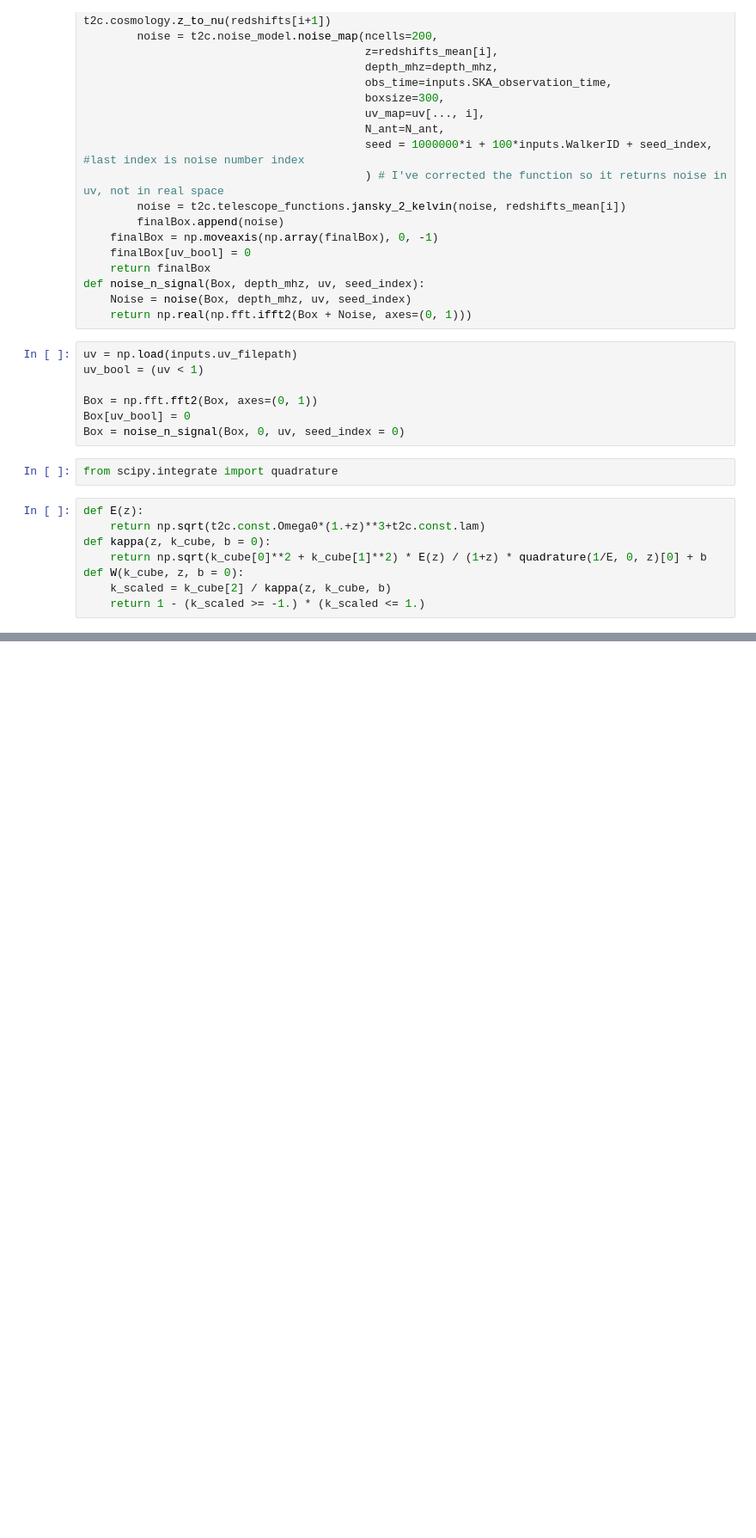
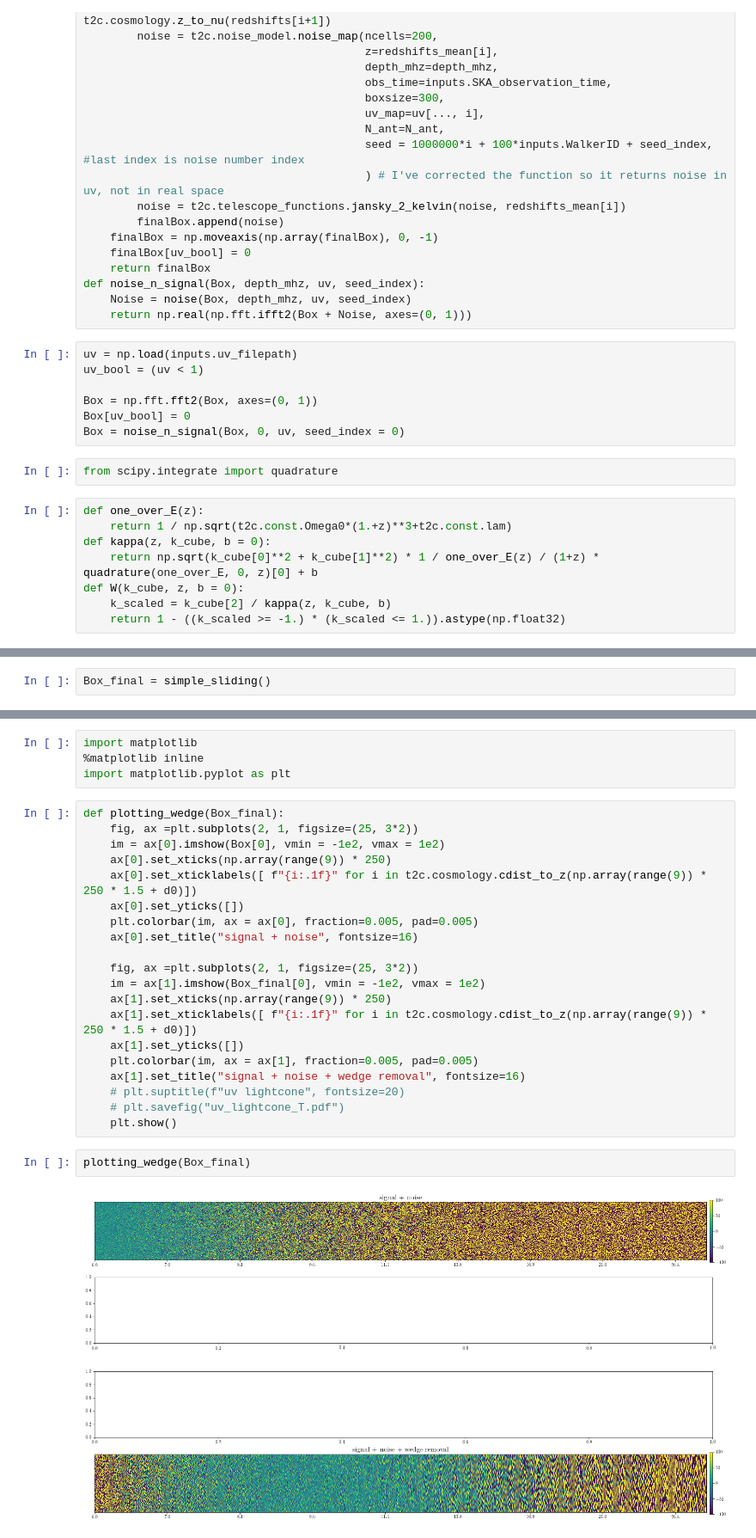
Before and after one commit to gfiameni/21CNN, a Jupyter notebook: wedge.ipynb, the cells around one changed output, grey strips where cells are left out. Shown at 86% size. Cells and saved outputs as stored; diff of their text form; blank space fills up the shorter version.

Commit message:
other wedge removal techniques

```diff
--- a/wedge.ipynb
+++ b/wedge.ipynb
@@ -102,10 +102,10 @@ Box = noise_n_signal(Box, 0, uv, seed_index = 0)
 # %%
 from scipy.integrate import quadrature
 # %%
-def E(z):
-    return np.sqrt(t2c.const.Omega0*(1.+z)**3+t2c.const.lam)
+def one_over_E(z):
+    return 1 / np.sqrt(t2c.const.Omega0*(1.+z)**3+t2c.const.lam)
 def kappa(z, k_cube, b = 0):
-    return np.sqrt(k_cube[0]**2 + k_cube[1]**2) * E(z) / (1+z) * quadrature(1/E, 0, z)[0] + b
+    return np.sqrt(k_cube[0]**2 + k_cube[1]**2) * 1 / one_over_E(z) / (1+z) * quadrature(one_over_E, 0, z)[0] + b
 def W(k_cube, z, b = 0):
     k_scaled = k_cube[2] / kappa(z, k_cube, b)
-    return 1 - (k_scaled >= -1.) * (k_scaled <= 1.)
+    return 1 - ((k_scaled >= -1.) * (k_scaled <= 1.)).astype(np.float32)
@@ -111,0 +141,2 @@ def W(k_cube, z, b = 0):
+# %%
+Box_final = simple_sliding()
@@ -112 +145,30 @@ def W(k_cube, z, b = 0):
+# %%
+import matplotlib
+%matplotlib inline
+import matplotlib.pyplot as plt
+# %%
+def plotting_wedge(Box_final):
+    fig, ax =plt.subplots(2, 1, figsize=(25, 3*2))
+    im = ax[0].imshow(Box[0], vmin = -1e2, vmax = 1e2)
+    ax[0].set_xticks(np.array(range(9)) * 250)
+    ax[0].set_xticklabels([ f"{i:.1f}" for i in t2c.cosmology.cdist_to_z(np.array(range(9)) * 250 * 1.5 + d0)])
+    ax[0].set_yticks([])
+    plt.colorbar(im, ax = ax[0], fraction=0.005, pad=0.005)
+    ax[0].set_title("signal + noise", fontsize=16)
+
+    fig, ax =plt.subplots(2, 1, figsize=(25, 3*2))
+    im = ax[1].imshow(Box_final[0], vmin = -1e2, vmax = 1e2)
+    ax[1].set_xticks(np.array(range(9)) * 250)
+    ax[1].set_xticklabels([ f"{i:.1f}" for i in t2c.cosmology.cdist_to_z(np.array(range(9)) * 250 * 1.5 + d0)])
+    ax[1].set_yticks([])
+    plt.colorbar(im, ax = ax[1], fraction=0.005, pad=0.005)
+    ax[1].set_title("signal + noise + wedge removal", fontsize=16)
+    # plt.suptitle(f"uv lightcone", fontsize=20)
+    # plt.savefig("uv_lightcone_T.pdf")
+    plt.show()
+# %%
+plotting_wedge(Box_final)
+# %% [output]
+[figure, added]
+[figure, added]
 # %%
```
Also changed, not shown: parts of 6 cells of this notebook.
